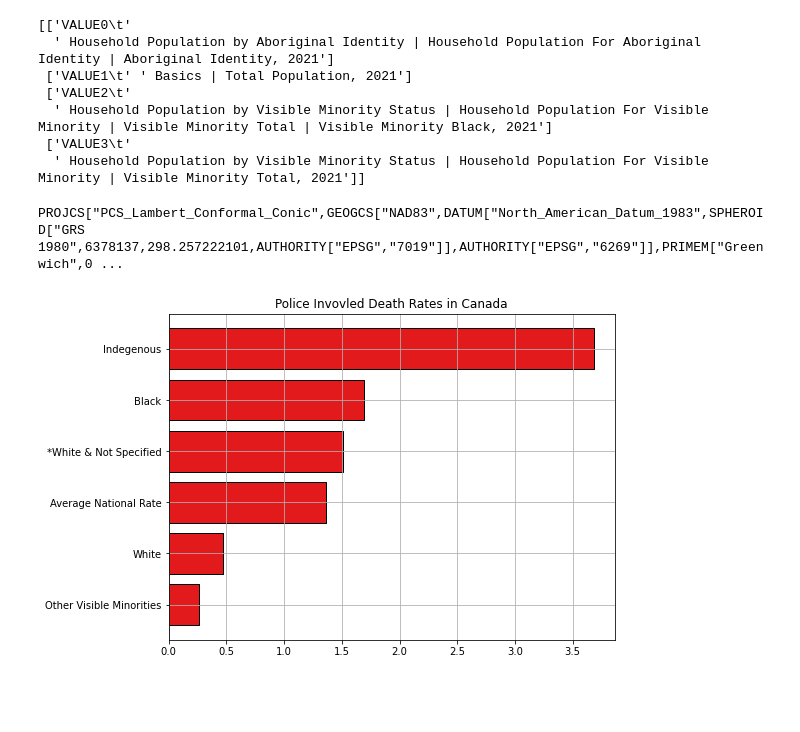
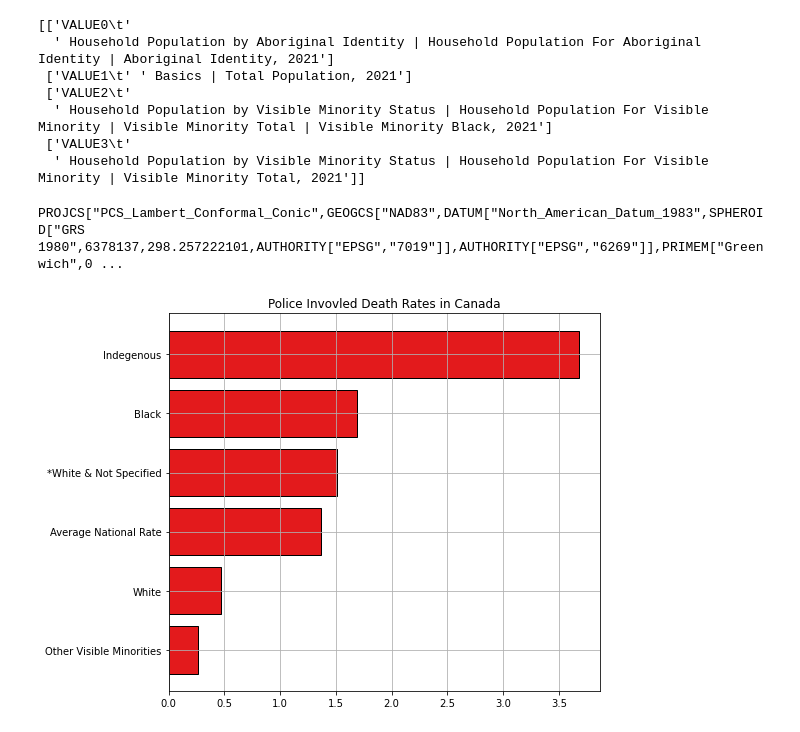
Before and after one commit to Police-Involved-Deaths-CA/Data, a Jupyter notebook: Data_Overview.ipynb, the cells around one changed output. Cells and saved outputs as stored; diff of their text form; code cells hidden in the pictures; blank space fills up the shorter version.

```diff
--- a/Data_Overview.ipynb
+++ b/Data_Overview.ipynb
@@ -707,34 +707,35 @@ Prov.head()
 Prov['prov'] = Prov['name'].replace(can_province_abbrev)
 Prov = Prov.set_index('prov')
 Demo = PID.groupby(['prov','Demographic']).count()['INDEX'].unstack()
 Demo['Total'] = Demo.sum(axis=1)
 Prov = Prov.join(Demo)
 # Prov
 
 # Prov = Prov.sum()
 Num = Prov.sum()
 Rates = []
 Demo = ['Indegenous','White','Black','Other Visible Minorities','*White & Not Specified','Average National Rate']
 Rates.append(Num['Indigenous']/Num['Indigenous Pop']*1e6/22)
 Rates.append(Num['White']/Num['White Pop']*1e6/22)
 Rates.append(Num['Black']/Num['Black Pop']*1e6/22)
 Rates.append(Num['Visible Minority']/Num['Visible Minority Pop (non-Black)']*1e6/22)
 Rates.append((Num['White']+Num['Not Specified'])/Num['White Pop']*1e6/22)
 Rates.append(Num['Total']/Num['Total Pop']*1e6/22)
 
 Data = pd.DataFrame(data={'Rates':Rates,
                          'Demographic':Demo})
 
 Data=Data.sort_values(by='Rates')
 
 plt.figure(figsize=(8,6))
 plt.barh(Data['Demographic'],Data['Rates'],color='#e31a1c',edgecolor='k')
 plt.grid()
 plt.title('Police Invovled Death Rates in Canada')
+plt.tight_layout()
 plt.savefig('docs/images/Race_Normalized.png',dpi=400)
 # %% [output]
 PROJCS["PCS_Lambert_Conformal_Conic",GEOGCS["NAD83",DATUM["North_American_Datum_1983",SPHEROID["GRS 1980",6378137,298.257222101,AUTHORITY["EPSG","7019"]],AUTHORITY["EPSG","6269"]],PRIMEM["Greenwich",0 ...
-[figure, old version]
+[figure, new version]
 # %%
 def Doughnut(Set,Colors,ax):
     names = []
```
Also changed, not shown: 29 other files.
